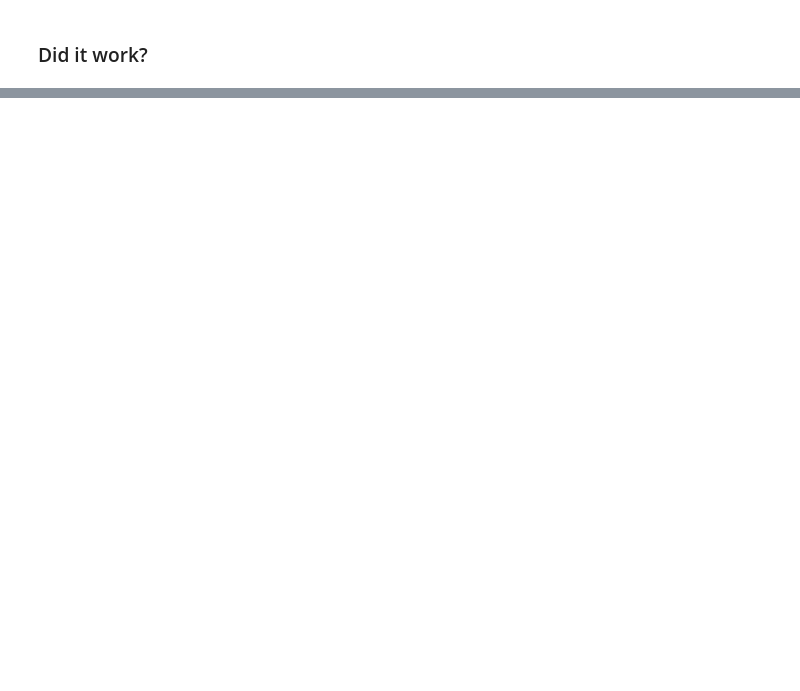
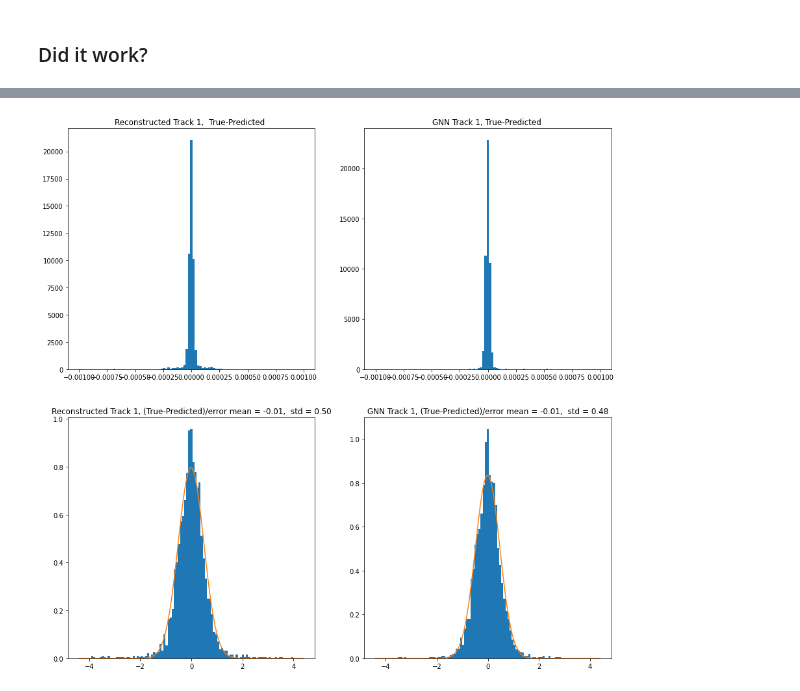
Before and after one commit to EyupBunlu/Tracking, a Jupyter notebook: GNN_MuonE_v1_Robust_mc_recon_comparison.ipynb, the cells around one changed output, grey strips where cells are left out. Saved outputs shown, nothing was run; the diff lists cells and outputs as text; code cells hidden in the pictures; blank space fills up the shorter version.

```diff
--- a/GNN_MuonE_v1_Robust_mc_recon_comparison.ipynb
+++ b/GNN_MuonE_v1_Robust_mc_recon_comparison.ipynb
@@ -1022,0 +1014,93 @@ train_tracks[1008]
+# %%
+import math
+def gauss(x,mu,sig,C):
+    return C*np.exp(-(x-mu)**2/2/sig**2)
+
+def double_gauss(x,mu1,sig1,C1,mu2,sig2,C2):
+    return gauss(x,mu1,sig1,C1)+gauss(x,mu2,sig2,C2)
+
+fig=plt.figure(figsize=(15,15))
+
+limit_1=0.001
+limit_2=4
+error_list = { 'Reconstructed Track 1,  True-Predicted ' : error_recon_nopull_1,'GNN Track 1, True-Predicted ' : error_gnn_nopull_1,
+              'Reconstructed Track 1, (True-Predicted)/error' : error_recon_1,'GNN Track 1, (True-Predicted)/error' : error_gnn_1,
+}
+
+error_list2= {             'Reconstructed Track 2,  True-Predicted ' : error_recon_nopull_2,'GNN Track 2, True-Predicted ' : error_gnn_nopull_2,
+              'Reconstructed Track 2, (True-Predicted)/error' : error_recon_2,'GNN Track 2, (True-Predicted)/error' : error_gnn_2}
+
+
+
+for i,[title,fitdata] in enumerate(error_list.items()):
+
+  ax_list=fig.add_subplot(2,2,i+1)
+  if i<2:
+    limit=limit_1
+  else:
+    limit=limit_2
+
+  supress_=ax_list.hist(np.array(fitdata),bins=np.linspace(-limit,limit,100).tolist(), density=True)
+  if i>1:
+    #fit gaussian
+    #remove infinites from fitdata
+    fitdata2 = []
+    for k in range(len(fitdata)):
+      if fitdata[k].item()<2 and fitdata[k].item()>-2:
+        fitdata2.append(fitdata[k].item())
+
+    mean,std=norm.fit(fitdata2)
+    xmin, xmax = plt.xlim()
+    x = np.linspace(xmin, xmax, 100)
+    y = norm.pdf(x, mean, std)
+    supress_ = plt.plot(x, y)
+    title = title+" mean = %.2f,  std = %.2f" % (mean, std)
+    plt.title(title)
+  else:
+    plt.title(title)
+
+
+
+  plt.title(title)
+
+fig.show()
+
+limit_1 = 0.01
+limit_2 = 100
+
+
+fig=plt.figure(figsize=(15,15))
+for i,[title,fitdata] in enumerate(error_list2.items()):
+
+  ax_list=fig.add_subplot(2,2,i+1)
+  if i<2:
+    limit=limit_1
+  else:
+    limit=limit_2
+  supress_=ax_list.hist(np.array(fitdata),bins=np.linspace(-limit,limit,100).tolist(), density=True)
+
+
+
+  if i>=2:
+
+    fitdata2 = []
+    for k in range(len(fitdata)):
+      if fitdata[k].item()<limit_2 and fitdata[k].item()>-limit_2:
+        fitdata2.append(fitdata[k].item())
+
+    xmin, xmax = plt.xlim()
+
+    #b = np.linspace(xmin, xmax, 100)
+    #a = norm.pdf(x, loc=0, scale=1)
+
+    [a,b]=np.histogram(fitdata2,bins=np.linspace(-limit_2,limit_2,200),density=True)
+    b= b[1:]
+
+    params,cov=curve_fit(double_gauss,b,a)
+    plt.plot(b,double_gauss(b,*params),color='red')
+    title += '\n [ A,$\sigma,\mu$ ]= ' + str( np.round(params[0:3],2 ) ) + '\n' + str( np.round(params[3:6],2) )
+  plt.title(title)
+
+fig.show()
+# %% [output]
+[figure, added]
```
Also changed, not shown: parts of 17 cells of this notebook.
